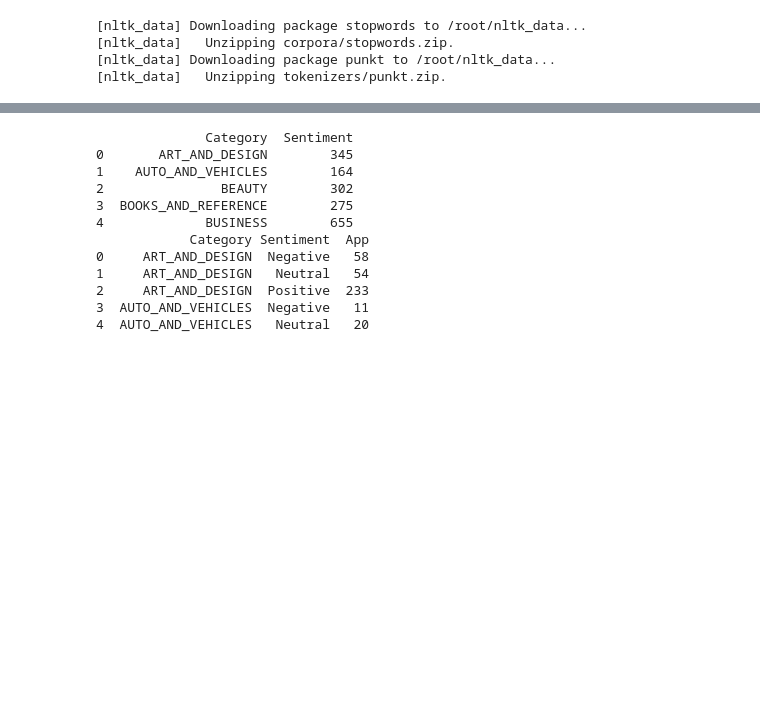
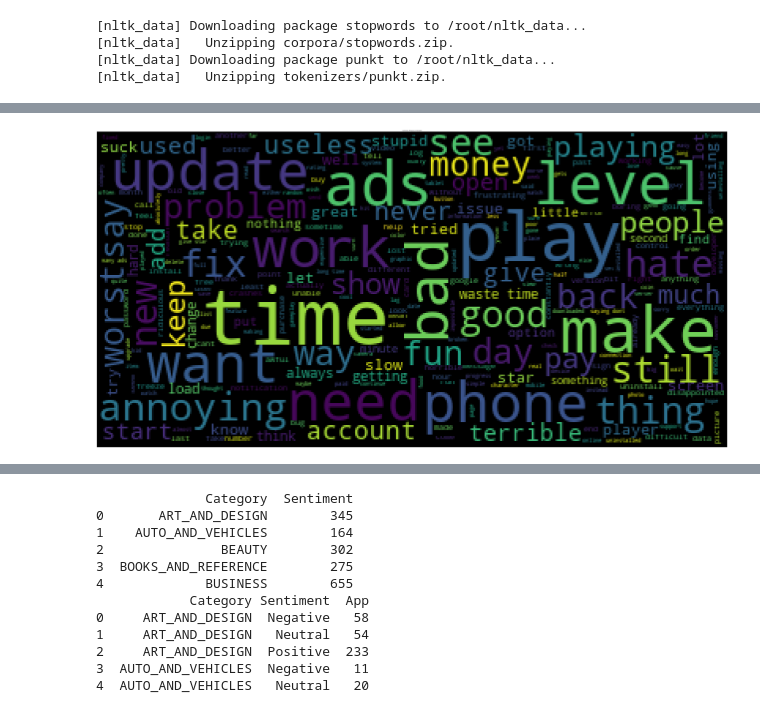
Before and after one commit to Mahima2208/EDA_PlayStore_Apps_Analysis, a Jupyter notebook: MAHIMA_PHALKEY_Play_Store_App_Review_Analysis_Capstone_Project.ipynb, the cells around one changed output, grey strips where cells are left out. Drawn from its saved outputs; the diff is of its cells as text; code cells hidden in the pictures; blank space fills up the shorter version.

```diff
--- a/MAHIMA_PHALKEY_Play_Store_App_Review_Analysis_Capstone_Project.ipynb
+++ b/MAHIMA_PHALKEY_Play_Store_App_Review_Analysis_Capstone_Project.ipynb
@@ -1348,8 +1367,9 @@ stop = stop + ['app', 'APP' ,'ap', 'App', 'apps', 'application', 'browser', 'web
 [nltk_data] Downloading package punkt to /root/nltk_data...
 [nltk_data]   Unzipping tokenizers/punkt.zip.
 # %%
+#Function for plotting a wordplot
 def wc(data,bgcolor,title):
-    plt.figure(figsize = (500,500))
+    plt.figure(figsize = (100,100))
     wc = WordCloud(background_color = bgcolor, max_words = 300,  max_font_size = 50, )
     wc.generate(' '.join(data))
     plt.imshow(wc)
@@ -1391,7 +1420,13 @@ for w_tags in neu_word_tokens_tags:
     if w_tags not in stop:
         neu_filtered_sentence_tags.append(w_tags)
 # %%
-#pos_without_single_chr_rev = [word_tags for word_tags in pos_filtered_sentence_tags if len(word_tags) > 2]
-#neg_without_single_chr_rev = [word_tags for word_tags in neg_filtered_sentence_tags if len(word_tags) > 2]
-#neu_without_single_chr_rev = [word_tags for word_tags in neu_filtered_sentence_tags if len(word_tags) > 2]
+#Removing words with length less than 2
+pos_without_single_chr_rev = [word_tags for word_tags in pos_filtered_sentence_tags if len(word_tags) > 2]
+neg_without_single_chr_rev = [word_tags for word_tags in neg_filtered_sentence_tags if len(word_tags) > 2]
+neu_without_single_chr_rev = [word_tags for word_tags in neu_filtered_sentence_tags if len(word_tags) > 2]
+# %%
+#Negative word plot
+wc(neg_without_single_chr_rev,'black','Common Words' )
+# %% [output]
+[figure, added]
 # %%
```
Also changed, not shown: parts of 25 cells of this notebook.
